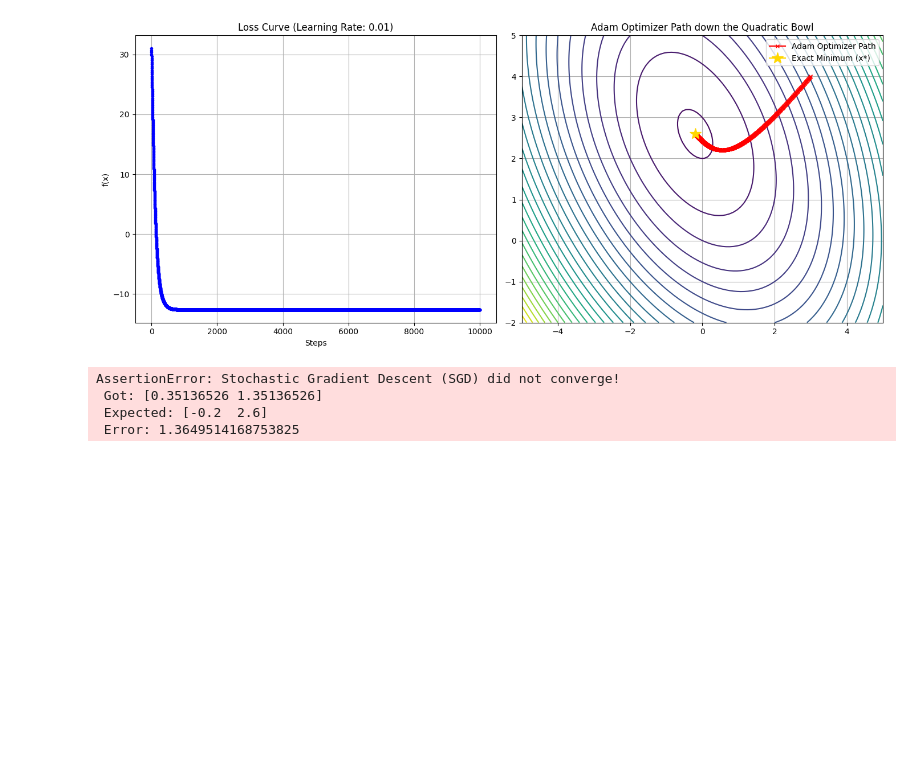
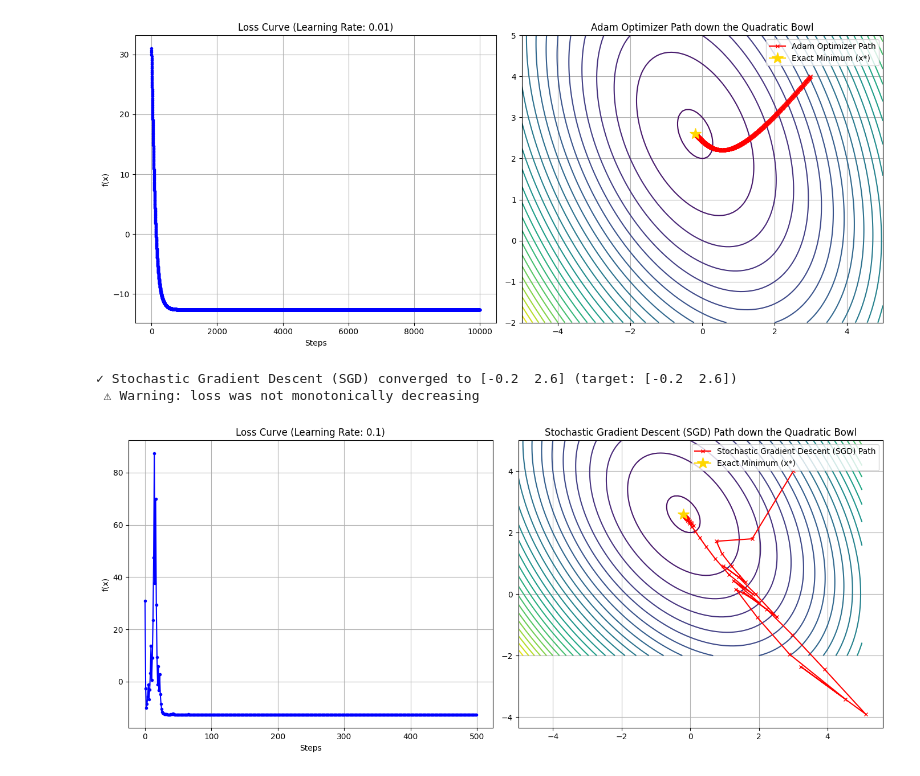
Before and after one commit to roholla-j/first-order-optimization-algorithms, a Jupyter notebook: experiments/quadratic_test.ipynb, the cells around one changed output. Cells and saved outputs as stored; diff of their text form; code cells hidden in the pictures; blank space fills up the shorter version.

```diff
--- a/experiments/quadratic_test.ipynb
+++ b/experiments/quadratic_test.ipynb
@@ -151,17 +151,16 @@ run_quadratic_test(
 # %%
 
 
 # Run SGD
 run_quadratic_test(
     optimizer_func=sgd,
     lr=0.1,
     steps=500,
     title="Stochastic Gradient Descent (SGD)",
-    batch_size=1,          # you can experiment with this later
+    batch_size=2,          # you can experiment with this later
     seed=42
 )
 # %% [output]
-AssertionError: Stochastic Gradient Descent (SGD) did not converge!
- Got: [0.35136526 1.35136526]
- Expected: [-0.2  2.6]
- Error: 1.3649514168753825
+✓ Stochastic Gradient Descent (SGD) converged to [-0.2  2.6] (target: [-0.2  2.6])
+ ⚠ Warning: loss was not monotonically decreasing
+[figure, added]
```
Also changed, not shown: 8 other files.
